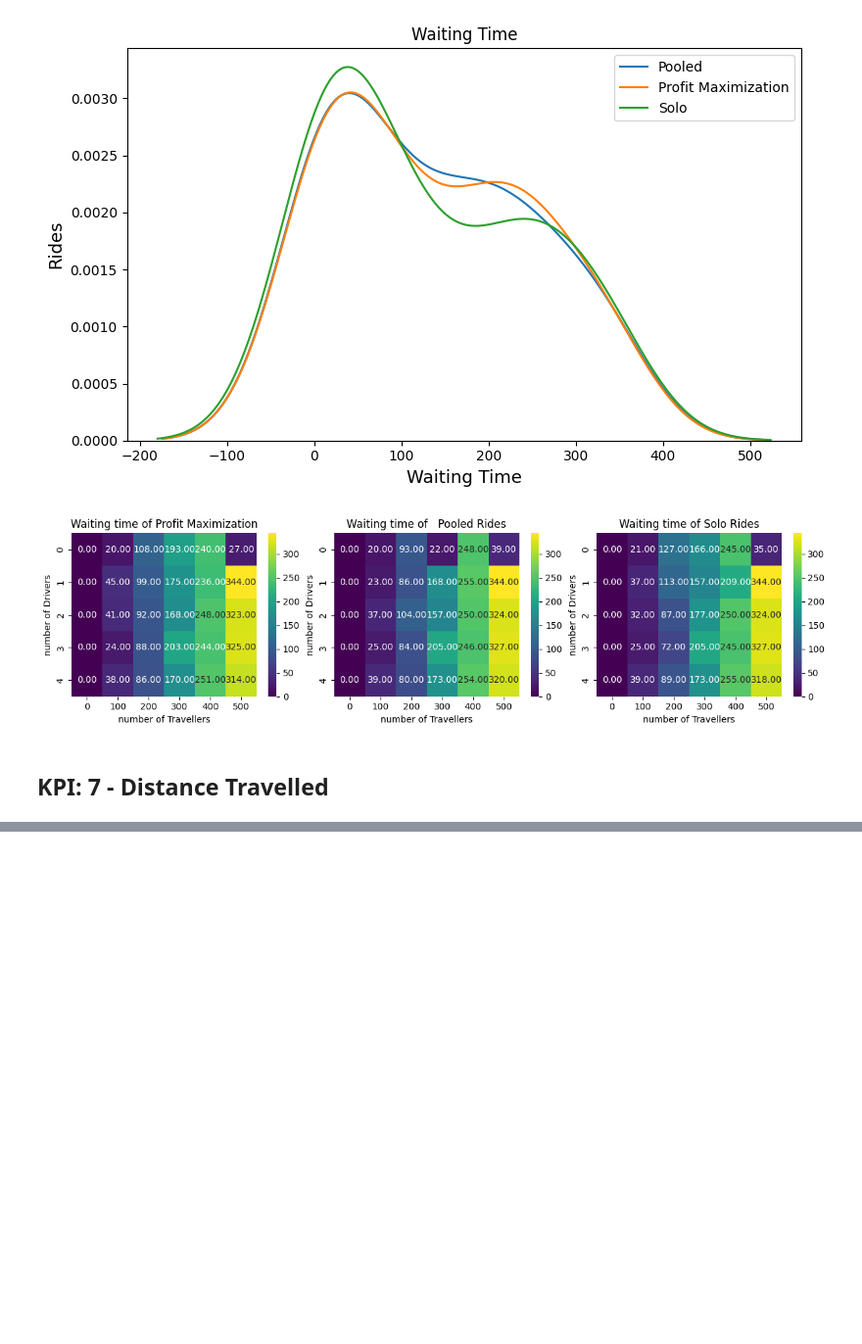
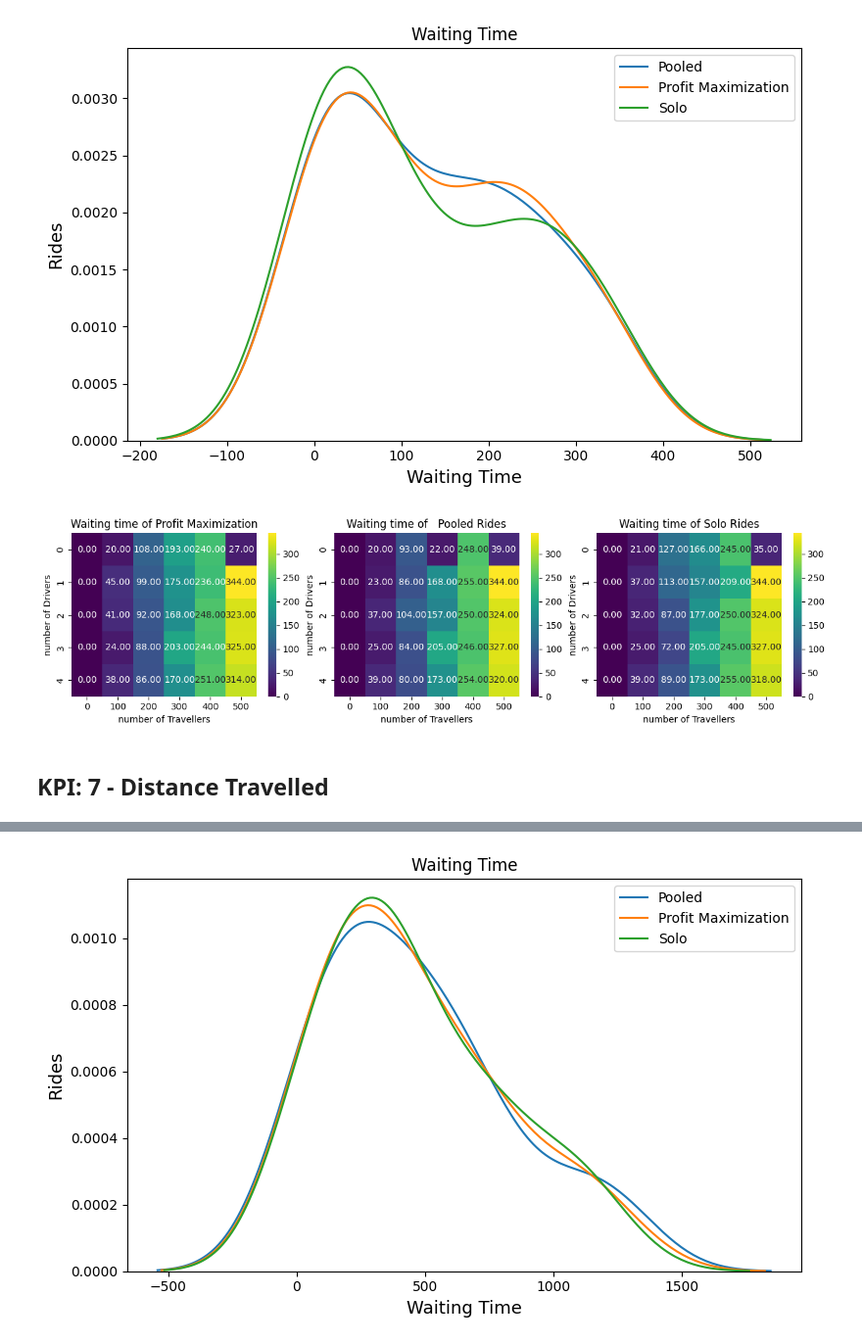
Before and after one commit to usmanakhtar/2minute, a Jupyter notebook: Pricing_for_Pooled_Ride.ipynb, the cells around one changed output, grey strips where cells are left out. Shown at 98% size. Saved outputs shown, nothing was run; the diff lists cells and outputs as text; code cells hidden in the pictures; blank space fills up the shorter version.

```diff
--- a/Pricing_for_Pooled_Ride.ipynb
+++ b/Pricing_for_Pooled_Ride.ipynb
@@ -971,3 +940,102 @@ plt.show()
 # %% [markdown]
 
 ## **KPI: 7 - Distance Travelled**
+# %%
+import pandas as pd
+
+data2 = pd.read_csv('/content/drive/MyDrive/Colab Notebooks/Data/KPI-7-VehKM/Pooled-Rides.csv')
+data1 =pd.read_csv('/content/drive/MyDrive/Colab Notebooks/Data/KPI-7-VehKM/Profit-Maximization.csv')
+data =pd.read_csv('/content/drive/MyDrive/Colab Notebooks/Data/KPI-7-VehKM/Solo-Rides.csv')
+
+
+
+colListPR=[]
+for column in data.columns:
+
+    # Storing the rows of a column
+    # into a temporary list
+    li =data[column].tolist()
+
+    # appending the temporary list
+    colListPR.append(li)
+
+# Printing the final list
+#print(colListPR)
+
+
+colListPM=[]
+for column in data1.columns:
+
+    li =data1[column].tolist()
+
+    colListPM.append(li)
+
+print(colListPM)
+
+colListSR=[]
+for column in data2.columns:
+
+    li =data2[column].tolist()
+
+    colListSR.append(li)
+
+#print(colListSR)
+
+import numpy as np
+import matplotlib.pyplot as plt
+
+flatPR= [y for sublist in colListPR for y in sublist]
+#flatPR
+#plt.boxplot(flatPR)
+
+
+import numpy as np
+import matplotlib.pyplot as plt
+
+flatSR= [y for sublist in colListSR for y in sublist]
+#flatSR
+#plt.boxplot(flatSR)
+
+import numpy as np
+import matplotlib.pyplot as plt
+
+flatPM= [y for sublist in colListPM for y in sublist]
+#flatPM
+#plt.boxplot(flatPM)
+
+import plotly.graph_objects as go
+from plotly.subplots import make_subplots
+fig = go.Figure()
+fig.update_layout(autosize=False,width=750,height=550,)
+
+fig.add_trace(go.Box(y=flatPM,name="Profit-Maximization"))
+fig.add_trace(go.Box(y=flatPR,name="Pooled-Rides"))
+fig.add_trace(go.Box(y=flatSR,name="Solo-Rides"))
+fig.update_layout(title='Distance Travelled in KM',xaxis=dict(title='Comparsion of Strategies'),yaxis=dict(title='Distance Travelled'))
+fig.show(renderer="colab")
+#plt.savefig("KPI1Analysis.jpg")
+
+
+#############################################
+
+import warnings
+warnings.simplefilter('ignore')
+import matplotlib.pyplot as plt
+import seaborn as sns
+#fig= plt.figure(figsize=(100,50),dpi=600)
+
+plt.rcParams["figure.figsize"] = (8,5)
+
+
+fig,ax =plt.subplots()
+plt.title('Waiting Time')
+sns.distplot(flatPR,hist=False,label='Pooled')
+sns.distplot(flatPM,hist=False,label='Profit Maximization')
+sns.distplot(flatSR,hist=False,label='Solo')
+plt.xlabel('Waiting Time',fontsize=13)
+plt.ylabel('Rides',fontsize=13)
+
+plt.legend(fontsize=10)
+#plt.savefig("Revenue.jpg")
+plt.show()
+# %% [output]
@@ -973,0 +1044 @@ plt.show()
+[figure, added]
```
Also changed, not shown: parts of 8 cells of this notebook.
